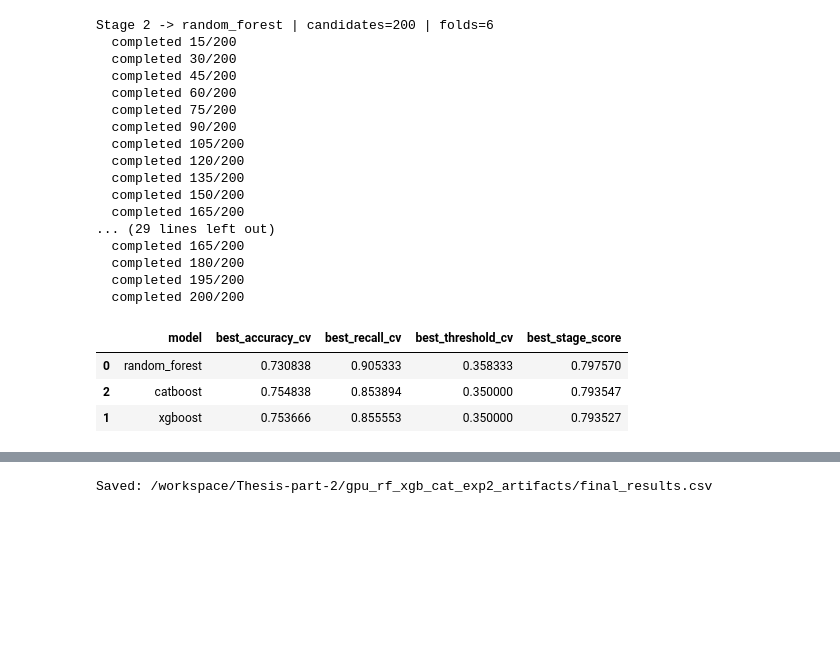
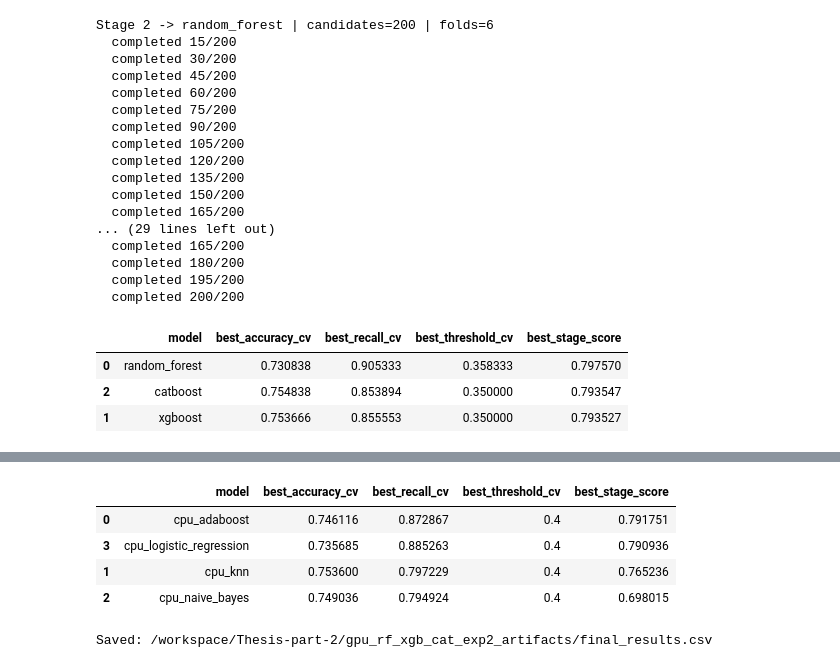
Before and after one commit to Jrbaes/Thesis-part-2, a Jupyter notebook: Main_2015_GPU_RF_XGB_CAT_RIGOROUS_OPT_exp2.ipynb, the cells around one changed output, grey strips where cells are left out. Saved outputs shown, nothing was run; the diff lists cells and outputs as text; code cells hidden in the pictures; blank space fills up the shorter version.

```diff
--- a/Main_2015_GPU_RF_XGB_CAT_RIGOROUS_OPT_exp2.ipynb
+++ b/Main_2015_GPU_RF_XGB_CAT_RIGOROUS_OPT_exp2.ipynb
@@ -1038,0 +1254,86 @@ Stage 2 -> random_forest | candidates=200 | folds=6
+# %%
+# Stage 2: CPU Model Refinement
+
+cpu_stage2_results = {}
+cpu_best_configs = {}
+
+for model_name in CPU_AVAILABLE_MODELS:
+    candidates = refine_candidates(cpu_stage1_top_params.get(model_name, []), n_refine=CPU_STAGE2_REFINEMENTS_PER_TOP_CONFIG)
+    rows = []
+    print(f'CPU Stage 2 -> {model_name} | candidates={len(candidates)} | folds={CPU_CV_FOLDS_STAGE2}')
+
+    for i, params in enumerate(candidates, start=1):
+        try:
+            splitter = StratifiedKFold(n_splits=CPU_CV_FOLDS_STAGE2, shuffle=True, random_state=RANDOM_SEED)
+            threshold_grid = CPU_THRESHOLD_GRID
+            fold_rows = []
+
+            y_array = np.asarray(y_train).astype(int)
+            for fold, (tr_idx, va_idx) in enumerate(splitter.split(X_train_final, y_array), start=1):
+                Xtr = X_train_final.iloc[tr_idx]
+                Xva = X_train_final.iloc[va_idx]
+                ytr = y_train.iloc[tr_idx]
+                yva = y_train.iloc[va_idx]
+
+                model = build_cpu_model(model_name, params)
+                model = fit_cpu_model(model, Xtr, ytr, Xva, yva)
+                p_val = safe_predict_proba(model, Xva)
+
+                best_obj = -np.inf
+                best_met = None
+                best_thr = 0.5
+
+                for thr in threshold_grid:
+                    met = metric_pack(yva, p_val, threshold=float(thr))
+                    obj = 0.60 * met['accuracy'] + 0.40 * met['recall']
+                    if obj > best_obj:
+                        best_obj = obj
+                        best_met = met
+                        best_thr = float(thr)
+
+                best_met['fold'] = int(fold)
+                best_met['best_threshold'] = float(best_thr)
+                fold_rows.append(best_met)
+
+            fold_df = pd.DataFrame(fold_rows)
+            cv_summary = {
+                'accuracy_mean': float(fold_df['accuracy'].mean()),
+                'accuracy_std': float(fold_df['accuracy'].std(ddof=0)),
+                'recall_mean': float(fold_df['recall'].mean()),
+                'recall_std': float(fold_df['recall'].std(ddof=0)),
+                'precision_mean': float(fold_df['precision'].mean()),
+                'precision_std': float(fold_df['precision'].std(ddof=0)),
+                'f1_mean': float(fold_df['f1'].mean()),
+                'f1_std': float(fold_df['f1'].std(ddof=0)),
+                'auc_mean': float(fold_df['auc'].mean()),
+                'auc_std': float(fold_df['auc'].std(ddof=0)),
+                'logloss_mean': float(fold_df['logloss'].mean()),
+                'logloss_std': float(fold_df['logloss'].std(ddof=0)),
+                'threshold_mean': float(fold_df['best_threshold'].mean()),
+            }
+            cv_summary['stage_score'] = optimization_score(cv_summary)
+            rows.append({'trial': i, 'params': params, **cv_summary})
+        except Exception as e:
+            rows.append({'trial': i, 'params': params, 'stage_score': -999.0, 'error': str(e)})
+
+        if i % 10 == 0 or i == len(candidates):
+            print(f'  completed {i}/{len(candidates)}')
+
+    df_stage2 = pd.DataFrame(rows).sort_values(['stage_score', 'accuracy_mean', 'recall_mean'], ascending=False).reset_index(drop=True)
+    cpu_stage2_results[model_name] = df_stage2
+    cpu_best_configs[model_name] = df_stage2.head(CPU_TOP_K_STAGE2)['params'].tolist()
+
+cpu_stage2_summary = []
+for m, df_m in cpu_stage2_results.items():
+    top = df_m.iloc[0]
+    cpu_stage2_summary.append({
+        'model': f'cpu_{m}',
+        'best_accuracy_cv': top.get('accuracy_mean', np.nan),
+        'best_recall_cv': top.get('recall_mean', np.nan),
+        'best_threshold_cv': top.get('threshold_mean', np.nan),
+        'best_stage_score': top.get('stage_score', np.nan),
+    })
+
+print('\nCPU Stage 2 Summary:')
+display(pd.DataFrame(cpu_stage2_summary).sort_values('best_stage_score', ascending=False))
+# %% [output]
@@ -1039,3 +1358,8 @@ Stage 2 -> random_forest | candidates=200 | folds=6
+|  | model | best_accuracy_cv | best_recall_cv | best_threshold_cv | best_stage_score |
+| 0 | cpu_adaboost | 0.746116 | 0.872867 | 0.4 | 0.791751 |
+| 3 | cpu_logistic_regression | 0.735685 | 0.885263 | 0.4 | 0.790936 |
+| 1 | cpu_knn | 0.753600 | 0.797229 | 0.4 | 0.765236 |
+| 2 | cpu_naive_bayes | 0.749036 | 0.794924 | 0.4 | 0.698015 |
 # %%
 final_models = {}
 selected_final = {}
```
Also changed, not shown: parts of 9 cells of this notebook, 10 other files.
